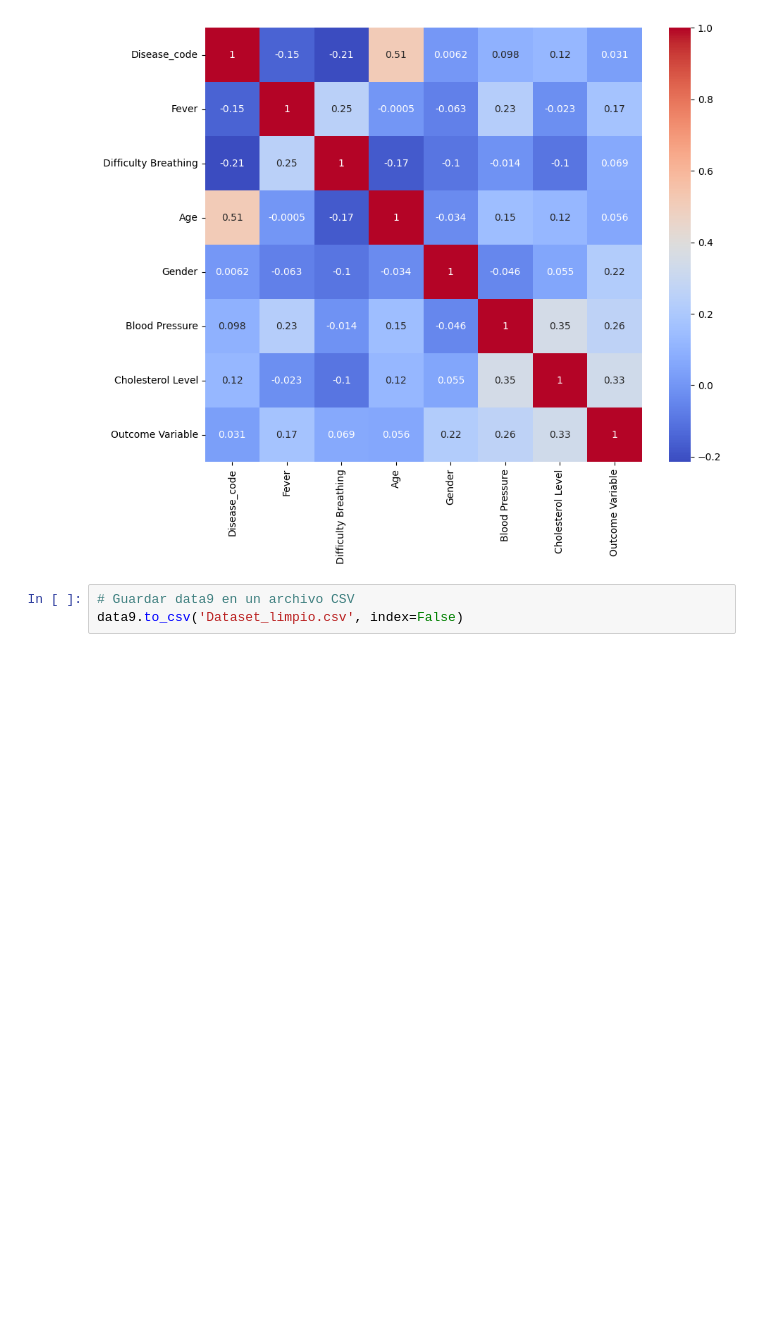
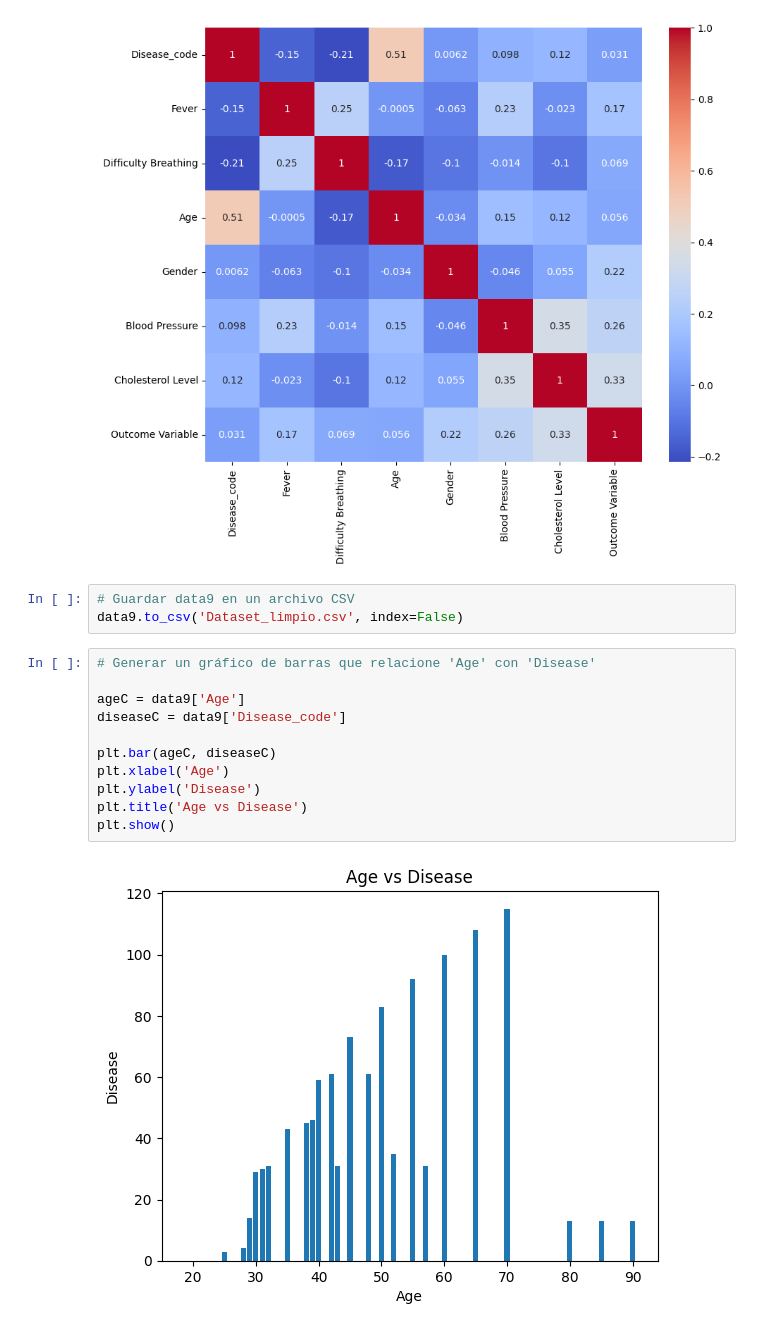
Before and after one commit to caroSeminario23/pulsera_inteligente, a Jupyter notebook: analisis.ipynb, the cells around one changed output. Cells and saved outputs as stored; diff of their text form; blank space fills up the shorter version.

```diff
--- a/analisis.ipynb
+++ b/analisis.ipynb
@@ -501,3 +507,16 @@ plt.show()
 # %%
 # Guardar data9 en un archivo CSV
 data9.to_csv('Dataset_limpio.csv', index=False)
+# %%
+# Generar un gráfico de barras que relacione 'Age' con 'Disease'
+
+ageC = data9['Age']
+diseaseC = data9['Disease_code']
+
+plt.bar(ageC, diseaseC)
+plt.xlabel('Age')
+plt.ylabel('Disease')
+plt.title('Age vs Disease')
+plt.show()
+# %% [output]
+[figure, added]
```
Also changed, not shown: parts of 16 cells of this notebook.
